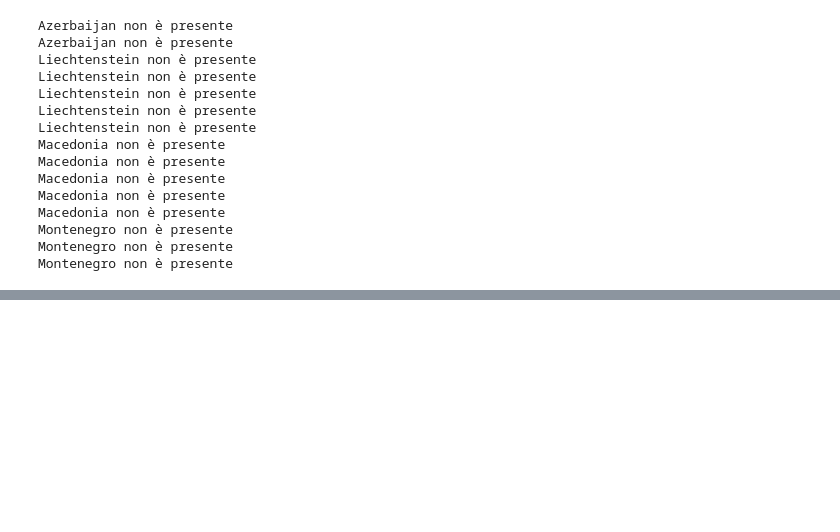
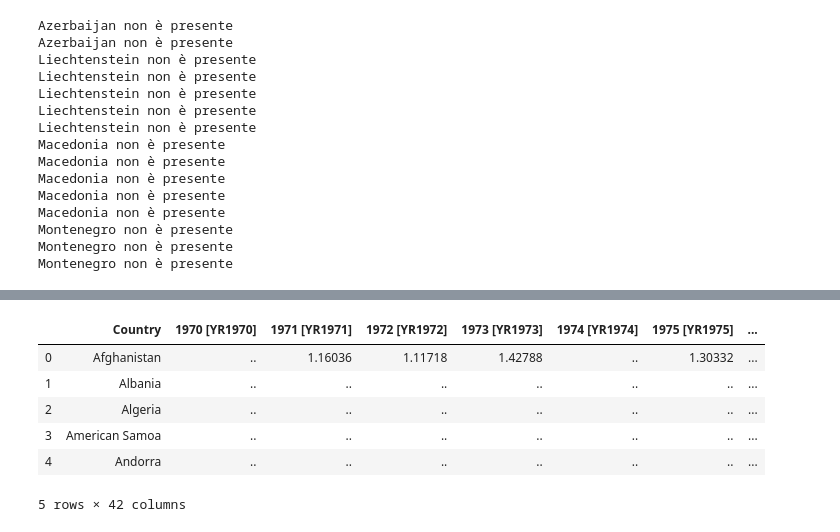
Before and after one commit to alepistola/HumanDataScience, a Jupyter notebook: hds_project.ipynb, the cells around one changed output, grey strips where cells are left out. Saved outputs shown, nothing was run; the diff lists cells and outputs as text; code cells hidden in the pictures; blank space fills up the shorter version.

```diff
--- a/hds_project.ipynb
+++ b/hds_project.ipynb
@@ -358,0 +407,11 @@ Montenegro non è presente
+# %%
+df_edu = pd.read_excel(base_url + 'educationalExpenditure.xlsx')
+df_edu.head()
+# %% [output]
+|  | Country | 1970 [YR1970] | 1971 [YR1971] | 1972 [YR1972] | 1973 [YR1973] | 1974 [YR1974] | 1975 [YR1975] | ... |
+| 0 | Afghanistan | .. | 1.16036 | 1.11718 | 1.42788 | .. | 1.30332 | ... |
+| 1 | Albania | .. | .. | .. | .. | .. | .. | ... |
+| 2 | Algeria | .. | .. | .. | .. | .. | .. | ... |
+| 3 | American Samoa | .. | .. | .. | .. | .. | .. | ... |
+| 4 | Andorra | .. | .. | .. | .. | .. | .. | ... |
+5 rows × 42 columns
```
Also changed, not shown: parts of 8 cells of this notebook.
